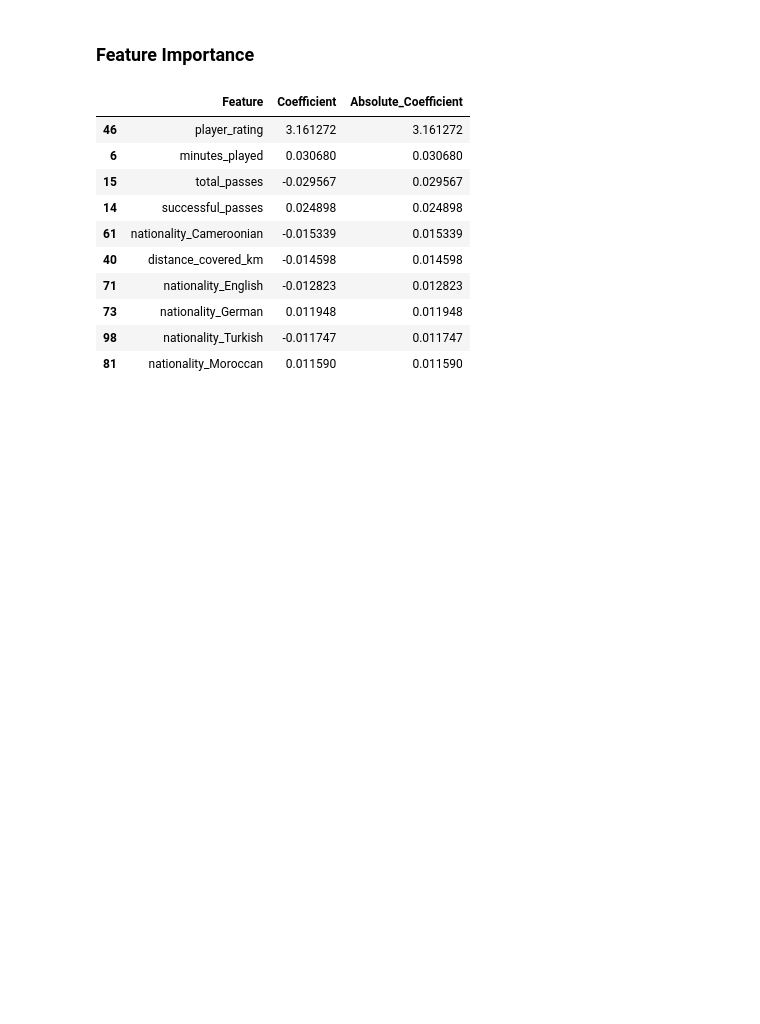
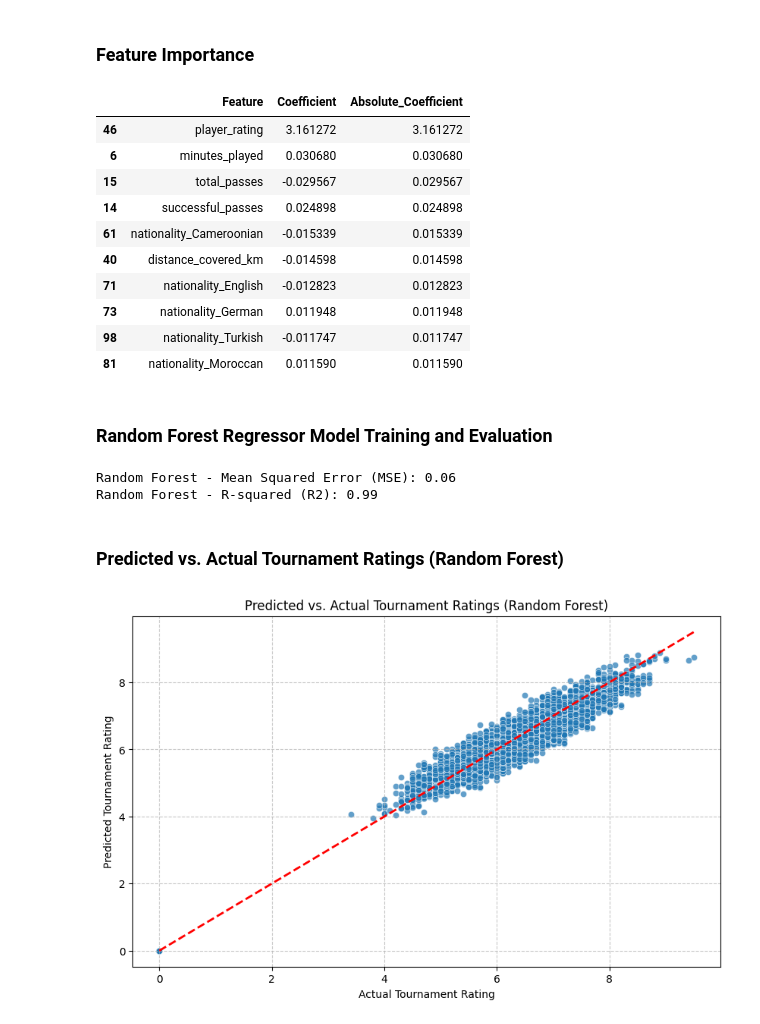
Before and after one commit to kxrrym03/FIFA-2026-Player-Performance, a Jupyter notebook: FIFA_2026_Player_Performance.ipynb, the cells around one changed output. Drawn from its saved outputs; the diff is of its cells as text; code cells hidden in the pictures; blank space fills up the shorter version.

```diff
--- a/FIFA_2026_Player_Performance.ipynb
+++ b/FIFA_2026_Player_Performance.ipynb
@@ -332,3 +332,39 @@ display(feature_importance.head(10))
 | 73 | nationality_German | 0.011948 | 0.011948 |
 | 98 | nationality_Turkish | -0.011747 | 0.011747 |
 | 81 | nationality_Moroccan | 0.011590 | 0.011590 |
+# %% [markdown]
+### Random Forest Regressor Model Training and Evaluation
+# %%
+from sklearn.ensemble import RandomForestRegressor
+
+# Initialize the Random Forest Regressor model
+rf_model = RandomForestRegressor(random_state=42)
+
+# Train the model
+rf_model.fit(X_train, y_train)
+
+# Make predictions on the test set
+y_pred_rf = rf_model.predict(X_test)
+
+# Evaluate the model
+mse_rf = mean_squared_error(y_test, y_pred_rf)
+r2_rf = r2_score(y_test, y_pred_rf)
+
+print(f"Random Forest - Mean Squared Error (MSE): {mse_rf:.2f}")
+print(f"Random Forest - R-squared (R2): {r2_rf:.2f}")
+# %% [output]
+Random Forest - Mean Squared Error (MSE): 0.06
+Random Forest - R-squared (R2): 0.99
+# %% [markdown]
+### Predicted vs. Actual Tournament Ratings (Random Forest)
+# %%
+plt.figure(figsize=(10, 6))
+sns.scatterplot(x=y_test, y=y_pred_rf, alpha=0.7)
+plt.plot([y_test.min(), y_test.max()], [y_test.min(), y_test.max()], 'r--', lw=2)
+plt.xlabel('Actual Tournament Rating')
+plt.ylabel('Predicted Tournament Rating')
+plt.title('Predicted vs. Actual Tournament Ratings (Random Forest)')
+plt.grid(True, linestyle='--', alpha=0.7)
+plt.show()
+# %% [output]
+[figure, added]
```
Also changed, not shown: parts of 6 cells of this notebook.
